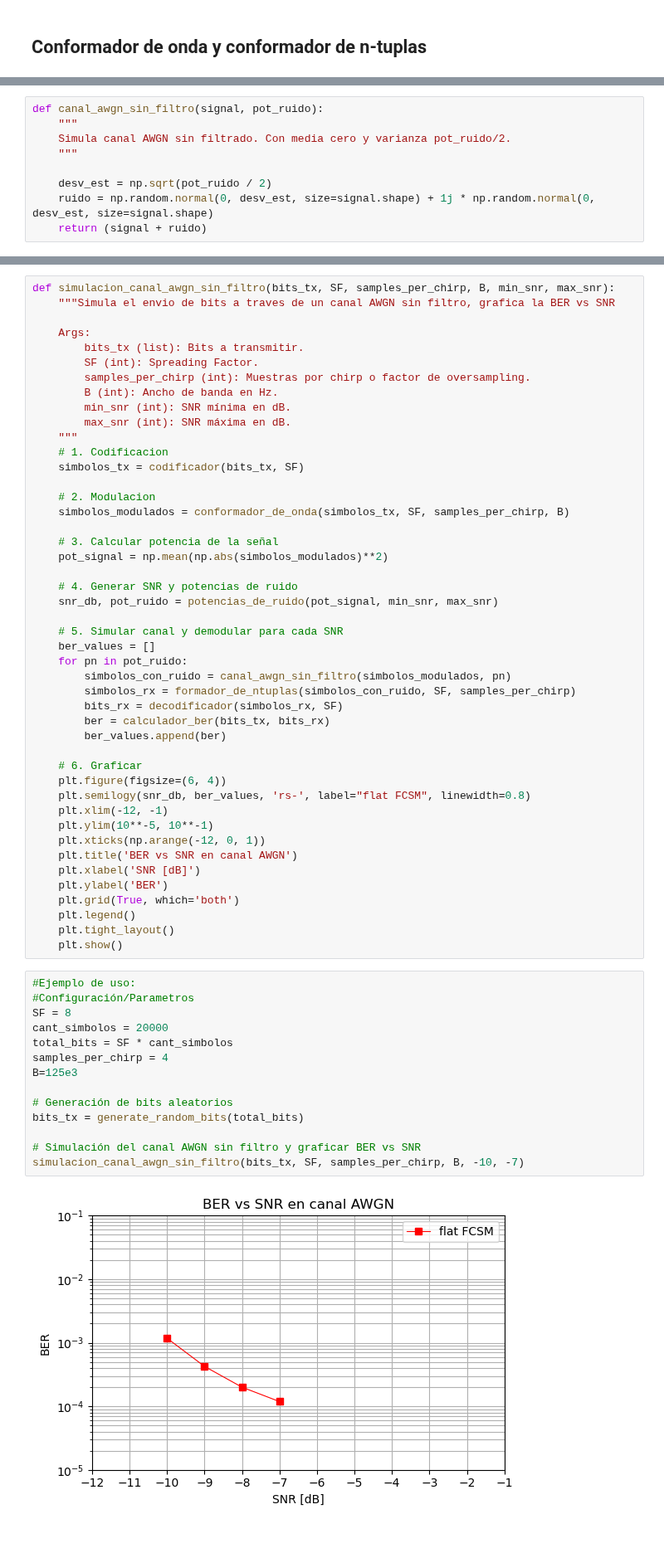
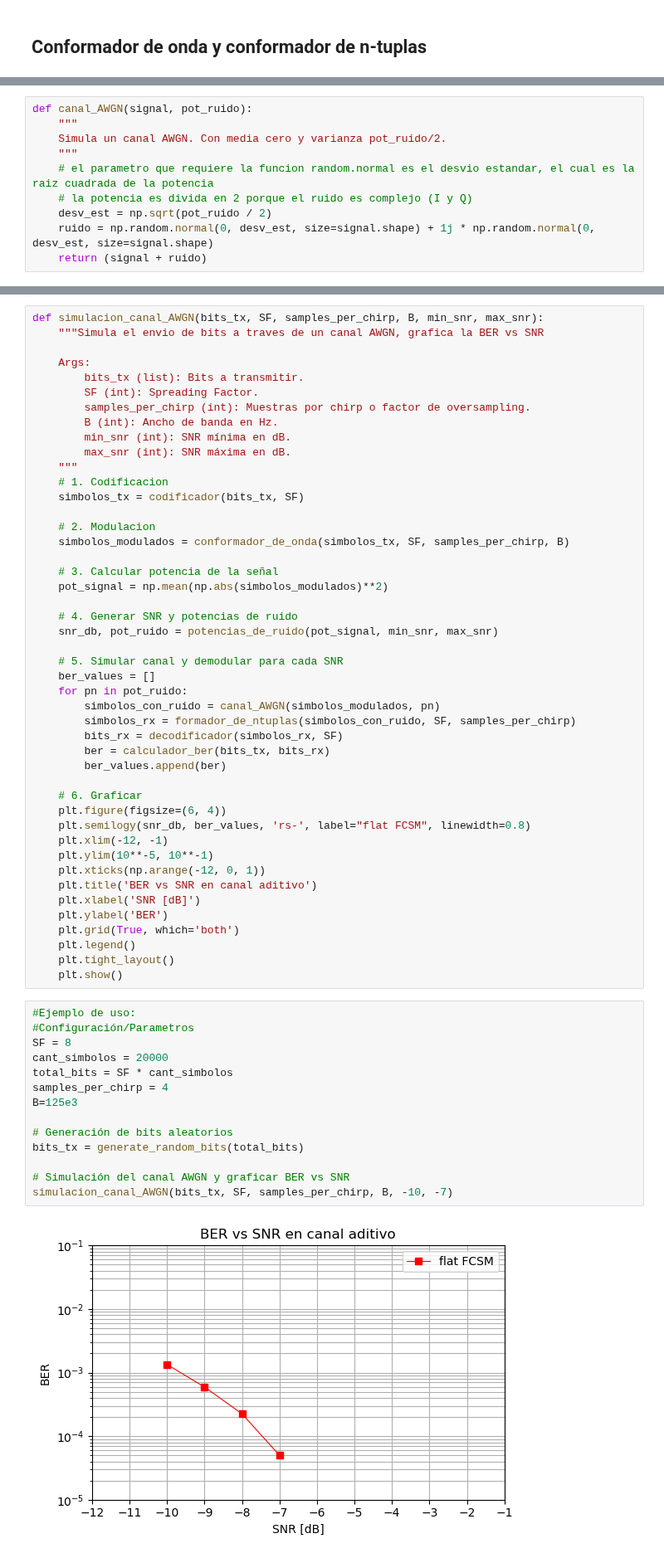
Before and after one commit to nicopinera/com-dig, a Jupyter notebook: 3_Channel.ipynb, the cells around one changed output, grey strips where cells are left out. Shown at 83% size. Drawn from its saved outputs; the diff is of its cells as text.

```diff
--- a/3_Channel.ipynb
+++ b/3_Channel.ipynb
@@ -449,11 +450,12 @@ Si la media es cero ($\mu=0$):
 
 $$P_x = \text{Var}(x)$$
 # %%
-def canal_awgn_sin_filtro(signal, pot_ruido):
+def canal_AWGN(signal, pot_ruido):
     """
-    Simula canal AWGN sin filtrado. Con media cero y varianza pot_ruido/2.
+    Simula un canal AWGN. Con media cero y varianza pot_ruido/2.
     """
-
+    # el parametro que requiere la funcion random.normal es el desvio estandar, el cual es la raiz cuadrada de la potencia
+    # la potencia es divida en 2 porque el ruido es complejo (I y Q)
     desv_est = np.sqrt(pot_ruido / 2)
     ruido = np.random.normal(0, desv_est, size=signal.shape) + 1j * np.random.normal(0, desv_est, size=signal.shape)
     return (signal + ruido)
@@ -481,8 +484,8 @@ def potencias_de_ruido(pot_signal, lim_inf=-12, lim_sup=0):
     pot_ruido = pot_signal / (10 ** (snr_db / 10))
     return snr_db, pot_ruido
 # %%
-def simulacion_canal_awgn_sin_filtro(bits_tx, SF, samples_per_chirp, B, min_snr, max_snr):
-    """Simula el envio de bits a traves de un canal AWGN sin filtro, grafica la BER vs SNR
+def simulacion_canal_AWGN(bits_tx, SF, samples_per_chirp, B, min_snr, max_snr):
+    """Simula el envio de bits a traves de un canal AWGN, grafica la BER vs SNR
 
     Args:
         bits_tx (list): Bits a transmitir.
@@ -507,7 +510,7 @@ def simulacion_canal_awgn_sin_filtro(bits_tx, SF, samples_per_chirp, B, min_snr,
     # 5. Simular canal y demodular para cada SNR
     ber_values = []
     for pn in pot_ruido:
-        simbolos_con_ruido = canal_awgn_sin_filtro(simbolos_modulados, pn)
+        simbolos_con_ruido = canal_AWGN(simbolos_modulados, pn)
         simbolos_rx = formador_de_ntuplas(simbolos_con_ruido, SF, samples_per_chirp)
         bits_rx = decodificador(simbolos_rx, SF)
         ber = calculador_ber(bits_tx, bits_rx)
@@ -519,7 +522,7 @@ def simulacion_canal_awgn_sin_filtro(bits_tx, SF, samples_per_chirp, B, min_snr,
     plt.xlim(-12, -1)
     plt.ylim(10**-5, 10**-1)
     plt.xticks(np.arange(-12, 0, 1))
-    plt.title('BER vs SNR en canal AWGN')
+    plt.title('BER vs SNR en canal aditivo')
     plt.xlabel('SNR [dB]')
     plt.ylabel('BER')
     plt.grid(True, which='both')
@@ -529,16 +532,16 @@ def simulacion_canal_awgn_sin_filtro(bits_tx, SF, samples_per_chirp, B, min_snr,
 # %%
 #Ejemplo de uso:
 #Configuración/Parametros
 SF = 8
 cant_simbolos = 20000
 total_bits = SF * cant_simbolos
 samples_per_chirp = 4
 B=125e3
 
 # Generación de bits aleatorios
 bits_tx = generate_random_bits(total_bits)
 
-# Simulación del canal AWGN sin filtro y graficar BER vs SNR
-simulacion_canal_awgn_sin_filtro(bits_tx, SF, samples_per_chirp, B, -10, -7)
+# Simulación del canal AWGN y graficar BER vs SNR
+simulacion_canal_AWGN(bits_tx, SF, samples_per_chirp, B, -10, -7)
 # %% [output]
-[figure, old version]
+[figure, new version]
```
Also changed, not shown: parts of 8 cells of this notebook.
